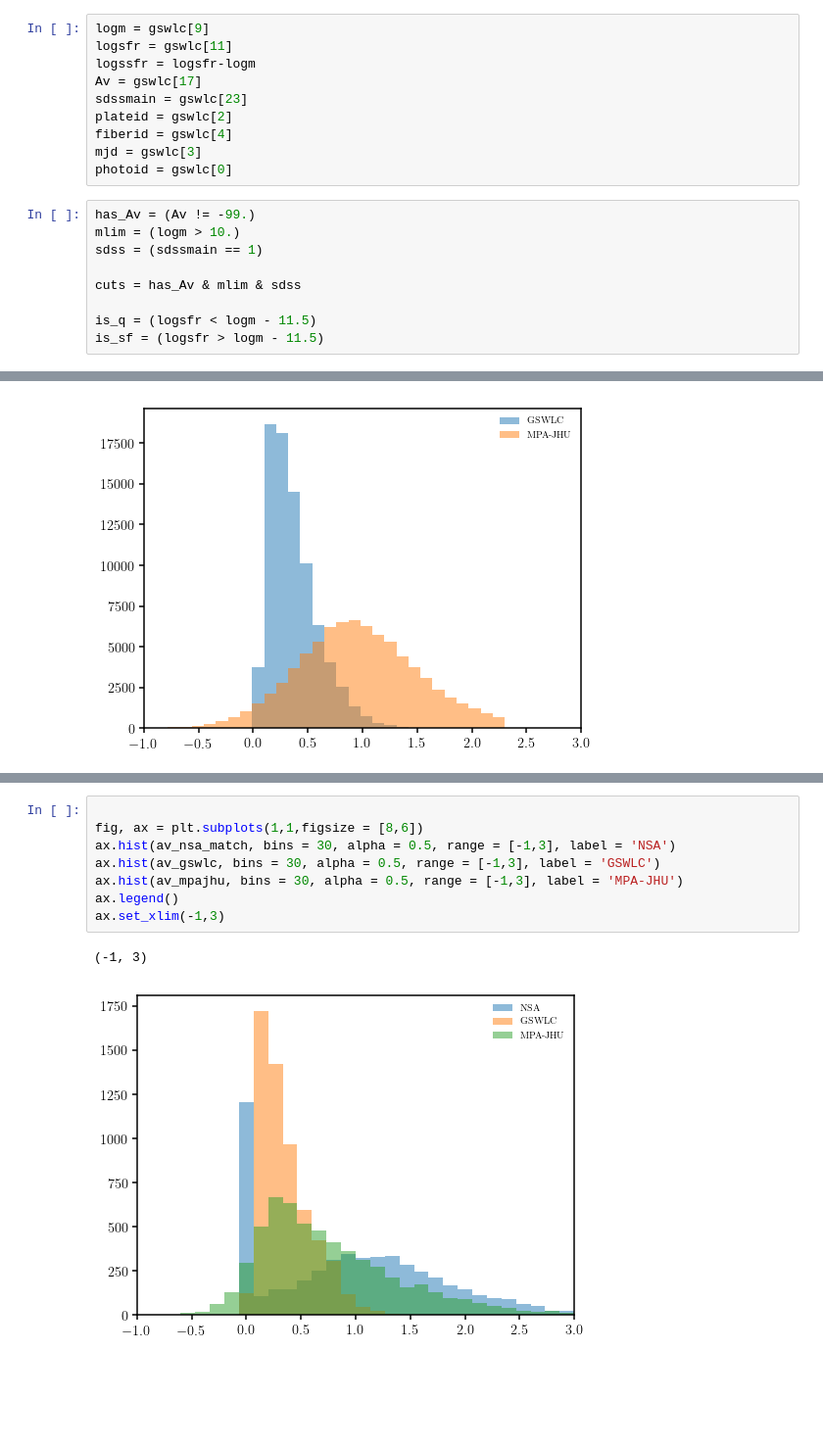
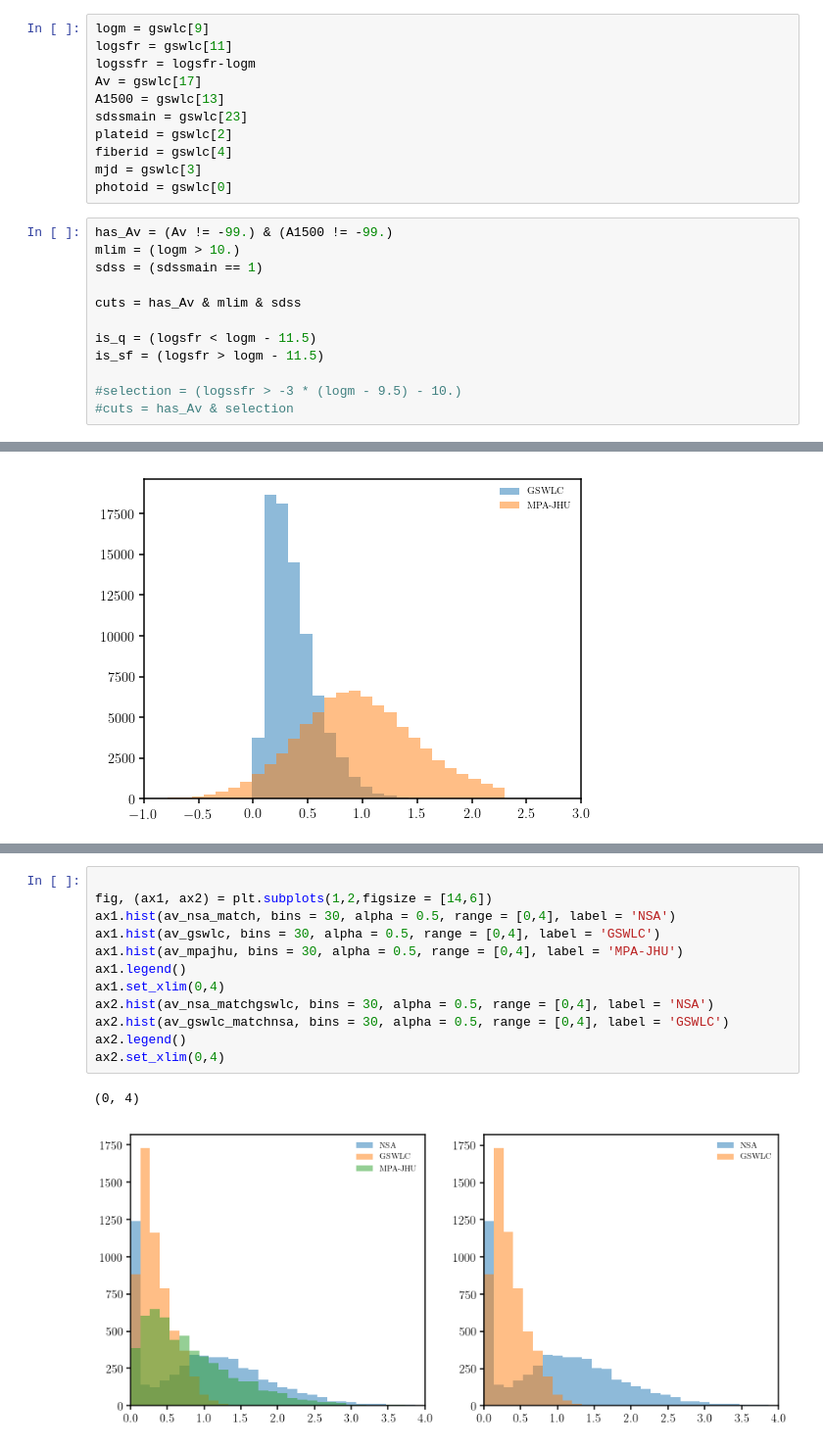
Before and after one commit to IQcollaboratory/galpopFM, a Jupyter notebook: nb/gswlc_sdss_Av.ipynb, the cells around one changed output, grey strips where cells are left out. Shown at 98% size. Saved outputs shown, nothing was run; the diff lists cells and outputs as text; blank space fills up the shorter version.

```diff
--- a/nb/gswlc_sdss_Av.ipynb
+++ b/nb/gswlc_sdss_Av.ipynb
@@ -31,13 +31,14 @@ logm = gswlc[9]
 logsfr = gswlc[11]
 logssfr = logsfr-logm
 Av = gswlc[17]
+A1500 = gswlc[13]
 sdssmain = gswlc[23]
 plateid = gswlc[2]
 fiberid = gswlc[4]
 mjd = gswlc[3]
 photoid = gswlc[0]
 # %%
-has_Av = (Av != -99.)
+has_Av = (Av != -99.) & (A1500 != -99.)
 mlim = (logm > 10.)
 sdss = (sdssmain == 1)
 
@@ -45,6 +46,9 @@ cuts = has_Av & mlim & sdss
 
 is_q = (logsfr < logm - 11.5)
 is_sf = (logsfr > logm - 11.5)
+
+#selection = (logssfr > -3 * (logm - 9.5) - 10.)
+#cuts = has_Av & selection
 # %%
 hdu = fits.open('/Users/tjitske/Documents/Projects/QuenchedIsolatedGalaxiesWorkshop/SDSSspectra/gal_info_dr7_v5_2.fit')
 tab = hdu[1].data
@@ -187,11 +203,15 @@ number of galaxies from Tinker sample in both MAP-JHU and GSWLC:  5834 5834 5834
 # %%
 
-fig, ax = plt.subplots(1,1,figsize = [8,6])
-ax.hist(av_nsa_match, bins = 30, alpha = 0.5, range = [-1,3], label = 'NSA')
-ax.hist(av_gswlc, bins = 30, alpha = 0.5, range = [-1,3], label = 'GSWLC')
-ax.hist(av_mpajhu, bins = 30, alpha = 0.5, range = [-1,3], label = 'MPA-JHU')
-ax.legend()
-ax.set_xlim(-1,3)
+fig, (ax1, ax2) = plt.subplots(1,2,figsize = [14,6])
+ax1.hist(av_nsa_match, bins = 30, alpha = 0.5, range = [0,4], label = 'NSA')
+ax1.hist(av_gswlc, bins = 30, alpha = 0.5, range = [0,4], label = 'GSWLC')
+ax1.hist(av_mpajhu, bins = 30, alpha = 0.5, range = [0,4], label = 'MPA-JHU')
+ax1.legend()
+ax1.set_xlim(0,4)
+ax2.hist(av_nsa_matchgswlc, bins = 30, alpha = 0.5, range = [0,4], label = 'NSA')
+ax2.hist(av_gswlc_matchnsa, bins = 30, alpha = 0.5, range = [0,4], label = 'GSWLC')
+ax2.legend()
+ax2.set_xlim(0,4)
 # %% [output]
-(-1, 3)
+(0, 4)
-[figure, old version]
+[figure, new version]
```
Also changed, not shown: parts of 3 cells of this notebook, 7 other files.
